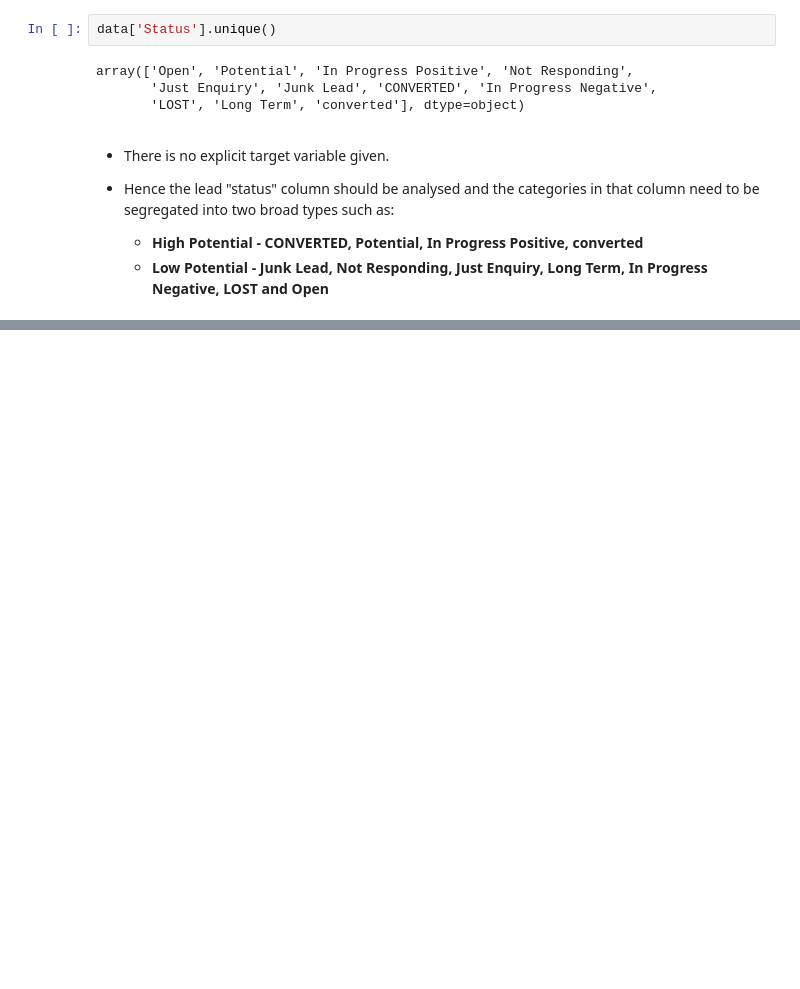
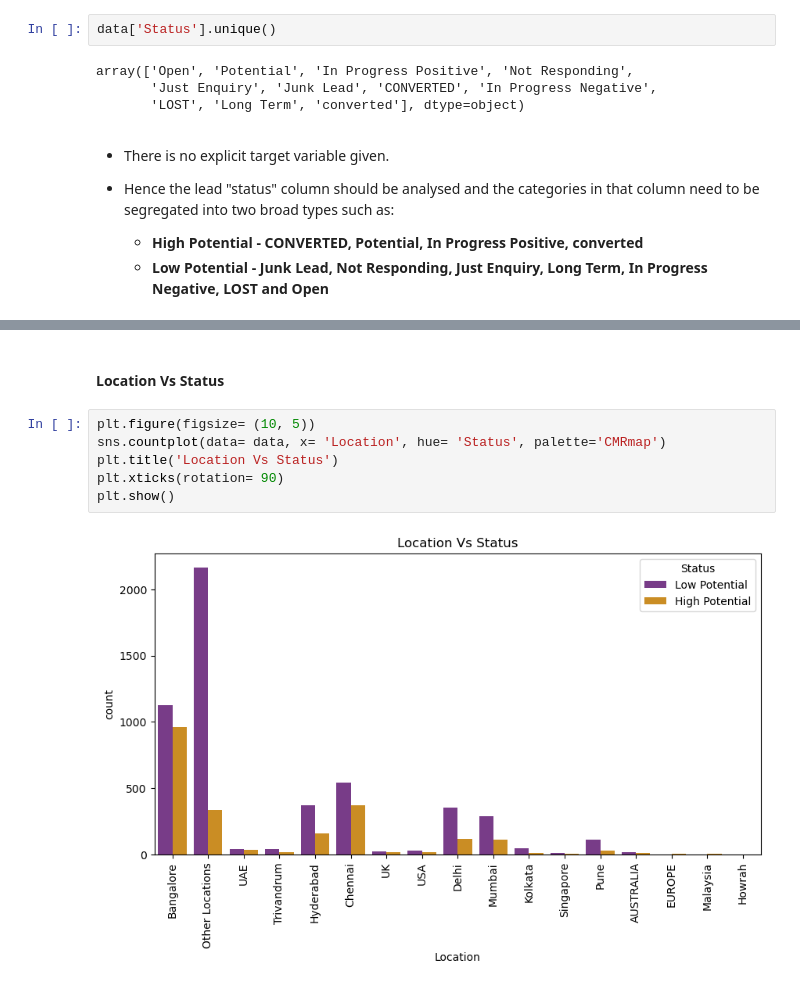
Before and after one commit to shanusaras/Lead_quality_categorization_for_enhanced_sales, a Jupyter notebook: sales effectiveness.ipynb, the cells around one changed output, grey strips where cells are left out. Cells and saved outputs as stored; diff of their text form; blank space fills up the shorter version.

```diff
--- a/sales effectiveness.ipynb
+++ b/sales effectiveness.ipynb
@@ -368,0 +449,10 @@ data.loc[data['Status']=='Open',"Status"] = "Low Potential"
+# %% [markdown]
+#### Location Vs Status
+# %%
+plt.figure(figsize= (10, 5))
+sns.countplot(data= data, x= 'Location', hue= 'Status', palette='CMRmap')
+plt.title('Location Vs Status')
+plt.xticks(rotation= 90)
+plt.show()
+# %% [output]
+[figure, added]
```
Also changed, not shown: parts of 53 cells of this notebook.
